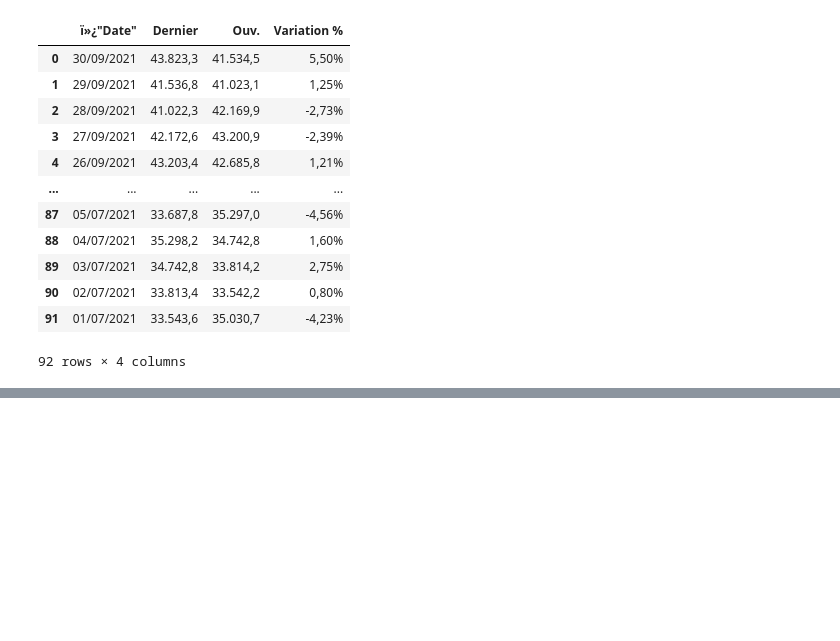
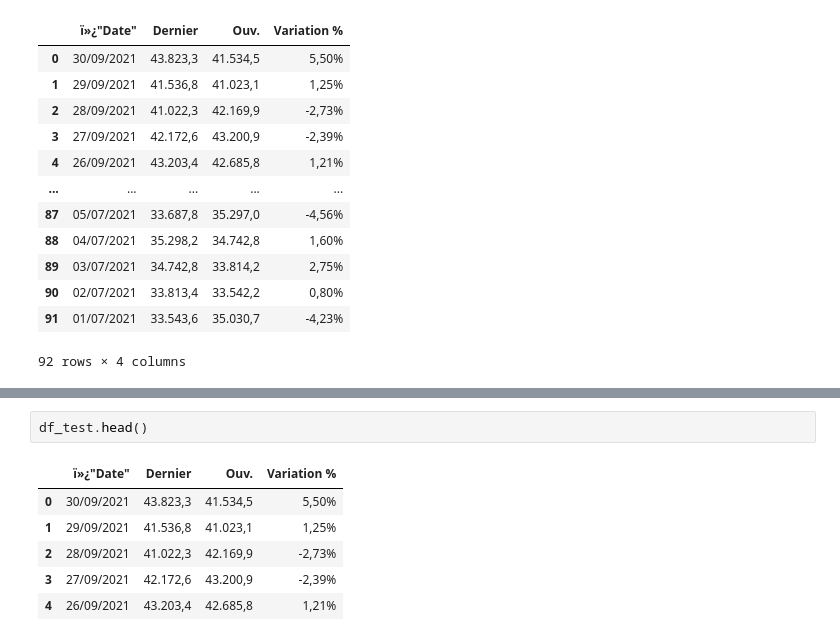
Before and after one commit to PendaNdiaye/-oil-stocks-prediction, a Jupyter notebook: notebook/process.ipynb, the cells around one changed output, grey strips where cells are left out. Saved outputs shown, nothing was run; the diff lists cells and outputs as text; blank space fills up the shorter version.

```diff
--- a/notebook/process.ipynb
+++ b/notebook/process.ipynb
@@ -122,0 +139,9 @@ NameError: name 'def_test' is not defined
+# %%
+df_test.head()
+# %% [output]
+|  | ï»¿"Date" | Dernier | Ouv. | Variation % |
+| 0 | 30/09/2021 | 43.823,3 | 41.534,5 | 5,50% |
+| 1 | 29/09/2021 | 41.536,8 | 41.023,1 | 1,25% |
+| 2 | 28/09/2021 | 41.022,3 | 42.169,9 | -2,73% |
+| 3 | 27/09/2021 | 42.172,6 | 43.200,9 | -2,39% |
+| 4 | 26/09/2021 | 43.203,4 | 42.685,8 | 1,21% |
```
Also changed, not shown: parts of 7 cells of this notebook.
